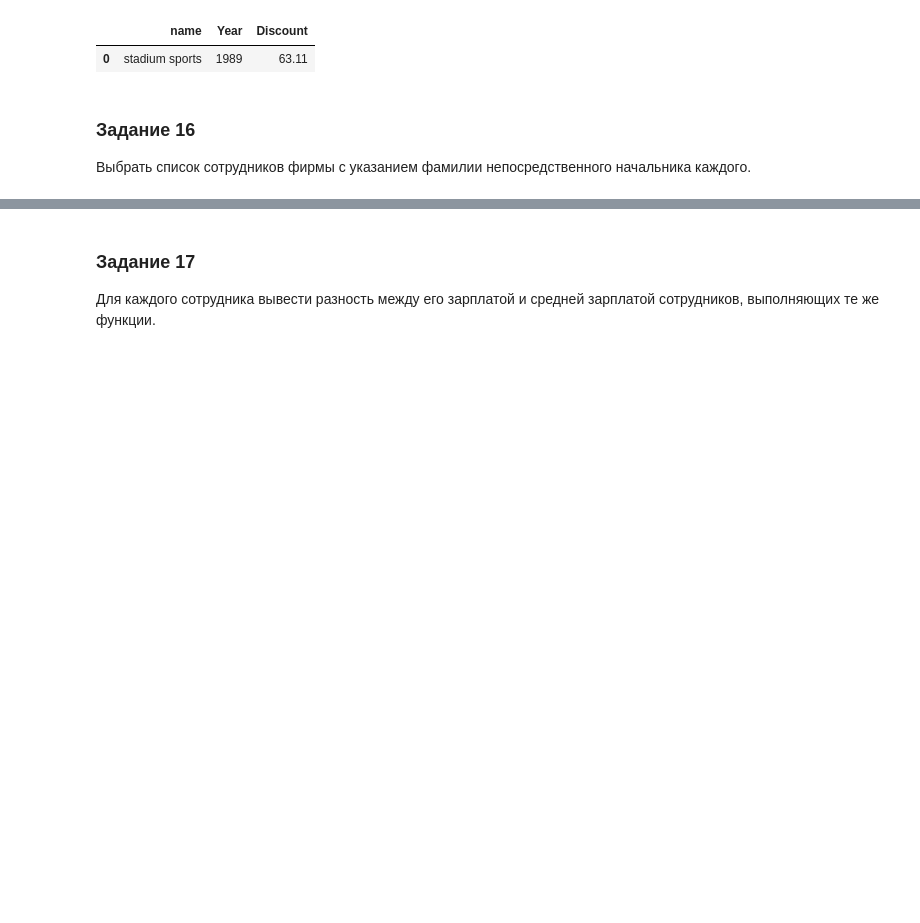
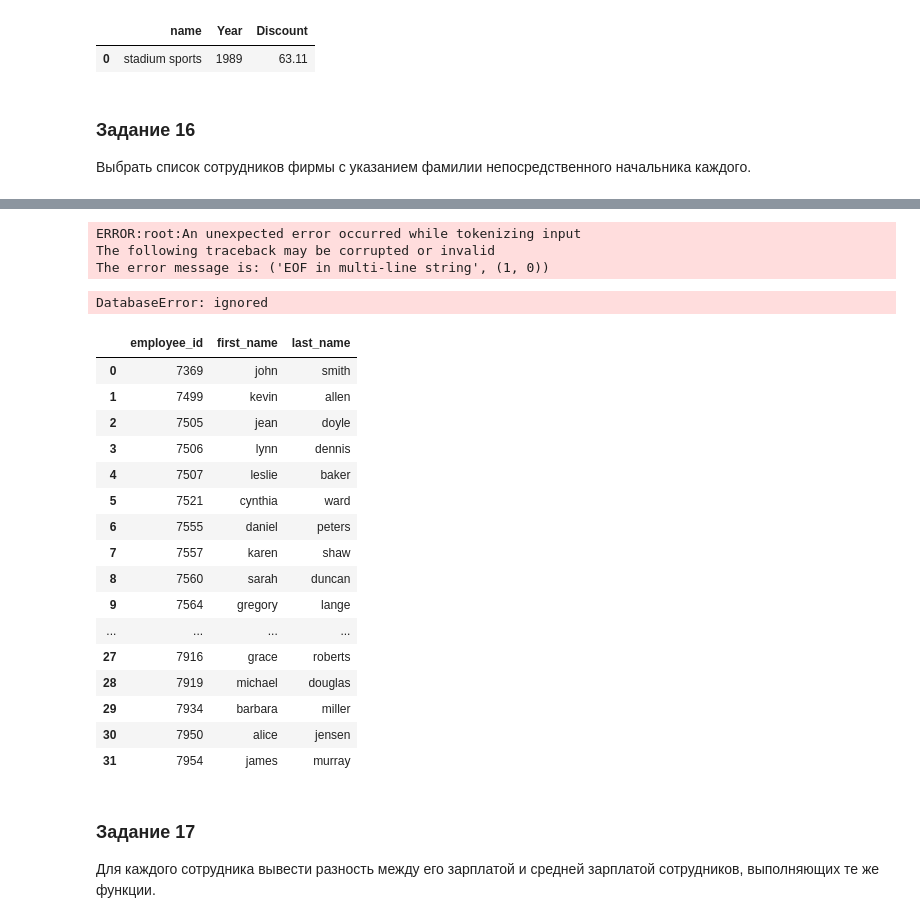
Before and after one commit to theysee/sberbank_reboot, a Jupyter notebook: Поток_3_Практика_к_занятию_5.ipynb, the cells around one changed output, grey strips where cells are left out. Drawn from its saved outputs; the diff is of its cells as text; code cells hidden in the pictures; blank space fills up the shorter version.

```diff
--- a/Поток_3_Практика_к_занятию_5.ipynb
+++ b/Поток_3_Практика_к_занятию_5.ipynb
@@ -522,13 +522,50 @@ pd.read_sql_query('''
 Выбрать список сотрудников фирмы с указанием фамилии непосредственного начальника каждого.
 # %% [markdown]
 ![схема базы](http://bdis.umeta.ru/db/db_course/labs/SQLpHTM/king.gif)
+# %%
+pd.read_sql_query('''
+  SELECT
+    employee_id,
+    first_name,
+    last_name
+  FROM
+    employee e1
+    JOIN
+      employee e2
+    ON
+''', conn)
+# %% [output]
+ERROR:root:An unexpected error occurred while tokenizing input
+The following traceback may be corrupted or invalid
+The error message is: ('EOF in multi-line string', (1, 0))
+DatabaseError: ignored
 # %%
 pd.read_sql_query('''
   SELECT
-
+    employee_id,
+    first_name,
+    last_name
   FROM
-
+    employee
 ''', conn)
+# %% [output]
+|  | employee_id | first_name | last_name |
+| 0 | 7369 | john | smith |
+| 1 | 7499 | kevin | allen |
+| 2 | 7505 | jean | doyle |
+| 3 | 7506 | lynn | dennis |
+| 4 | 7507 | leslie | baker |
+| 5 | 7521 | cynthia | ward |
+| 6 | 7555 | daniel | peters |
+| 7 | 7557 | karen | shaw |
+| 8 | 7560 | sarah | duncan |
+| 9 | 7564 | gregory | lange |
+| ... | ... | ... | ... |
+| 27 | 7916 | grace | roberts |
+| 28 | 7919 | michael | douglas |
+| 29 | 7934 | barbara | miller |
+| 30 | 7950 | alice | jensen |
+| 31 | 7954 | james | murray |
 # %% [markdown]
 ### Задание 17
  Для каждого сотрудника вывести разность между его зарплатой и средней зарплатой сотрудников, выполняющих те же функции.
```
